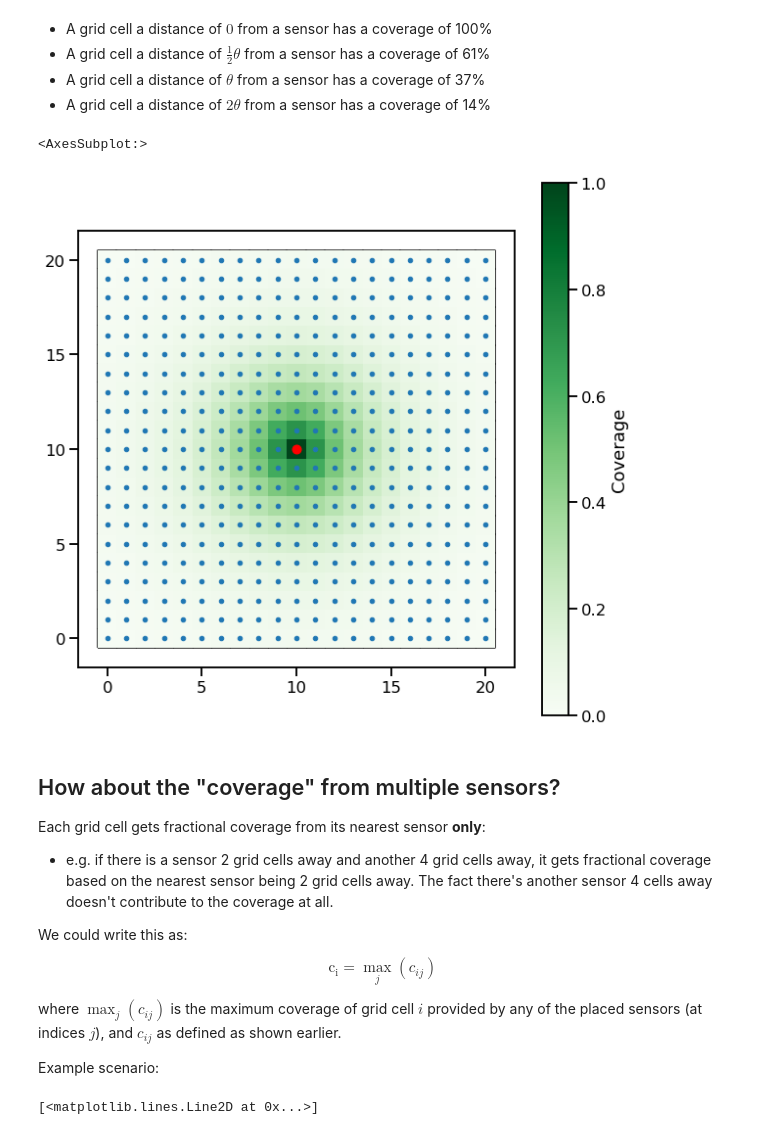
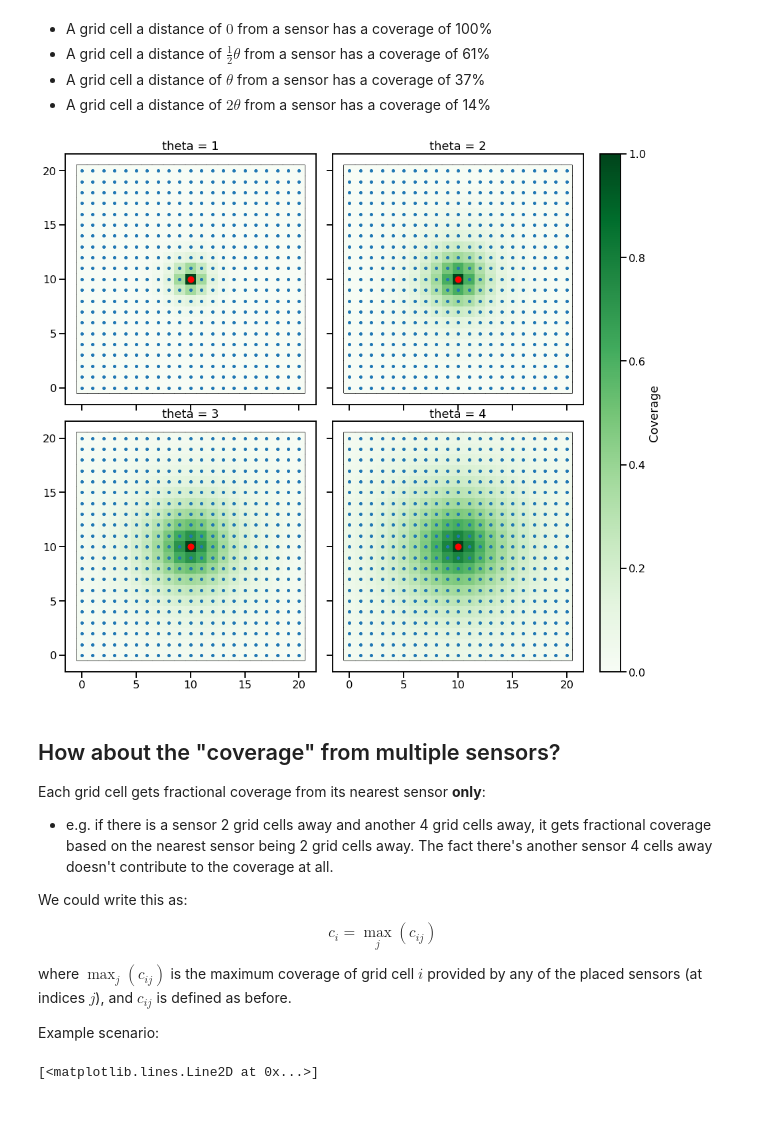
Before and after one commit to alan-turing-institute/spatial-inequality, a Jupyter notebook: notebooks/optimisation_design.ipynb, the cells around one changed output. Saved outputs shown, nothing was run; the diff lists cells and outputs as text; code cells hidden in the pictures.

```diff
--- a/notebooks/optimisation_design.ipynb
+++ b/notebooks/optimisation_design.ipynb
@@ -152,22 +160,28 @@ Text(0, 0.5, '% Coverage')
 - A grid cell a distance of $\theta$ from a sensor has a coverage of 37%
 - A grid cell a distance of $2\theta$ from a sensor has a coverage of 14%
 # %%
-theta = 3
-cm = coverage_matrix(grid_x, grid_y, theta=theta)
-
-
 def get_sensor_array(sensor_idx):
     sensors = np.zeros(len(grid_x))
     sensors[sensor_idx] = 1
     return sensors
-
-
-sensors = get_sensor_array(sensor_idx)
-cov = coverage_from_sensors(sensors, cm)
-plot_grid(highlight_idx=sensor_idx, fill_colors=cov)
-# %% [output]
-<AxesSubplot:>
-[figure, removed]
+# %%
+thetas = [1, 2, 3, 4]
+sensors = get_sensor_array(sensor_idx)
+f, g = get_fig_grid(nrows_ncols=(2, 2), figsize=(15, 15))
+for i, t in enumerate(thetas):
+    cm = coverage_matrix(grid_x, grid_y, theta=t)
+    c = coverage_from_sensors(sensors, cm)
+    plot_grid(
+        fill_colors=c,
+        highlight_idx=sensor_idx,
+        ax=g[i],
+        legend=False,
+        title=f"theta = {t}",
+    )
+
+add_colorbar(g[-1], vmin=0, vmax=1, cmap="Greens", label="Coverage")
+# %% [output]
+[figure, added]
 # %% [markdown]
 ## How about the "coverage" from multiple sensors?
 
@@ -177,10 +191,10 @@ Each grid cell gets fractional coverage from its nearest sensor **only**:
 We could write this as:
 
 $$
-\mathrm{c_i} = \max_j (c_{ij})
+c_i = \max_j (c_{ij})
 $$
 
-where $\max_j (c_{ij})$ is the maximum coverage of grid cell $i$ provided by any of the placed sensors (at indices $j$), and $c_{ij}$ as defined as shown earlier.
+where $\max_j (c_{ij})$ is the maximum coverage of grid cell $i$ provided by any of the placed sensors (at indices $j$), and $c_{ij}$ is defined as before.
 
 
 Example scenario:
```
Also changed, not shown: parts of 30 cells of this notebook, 1 other file.
